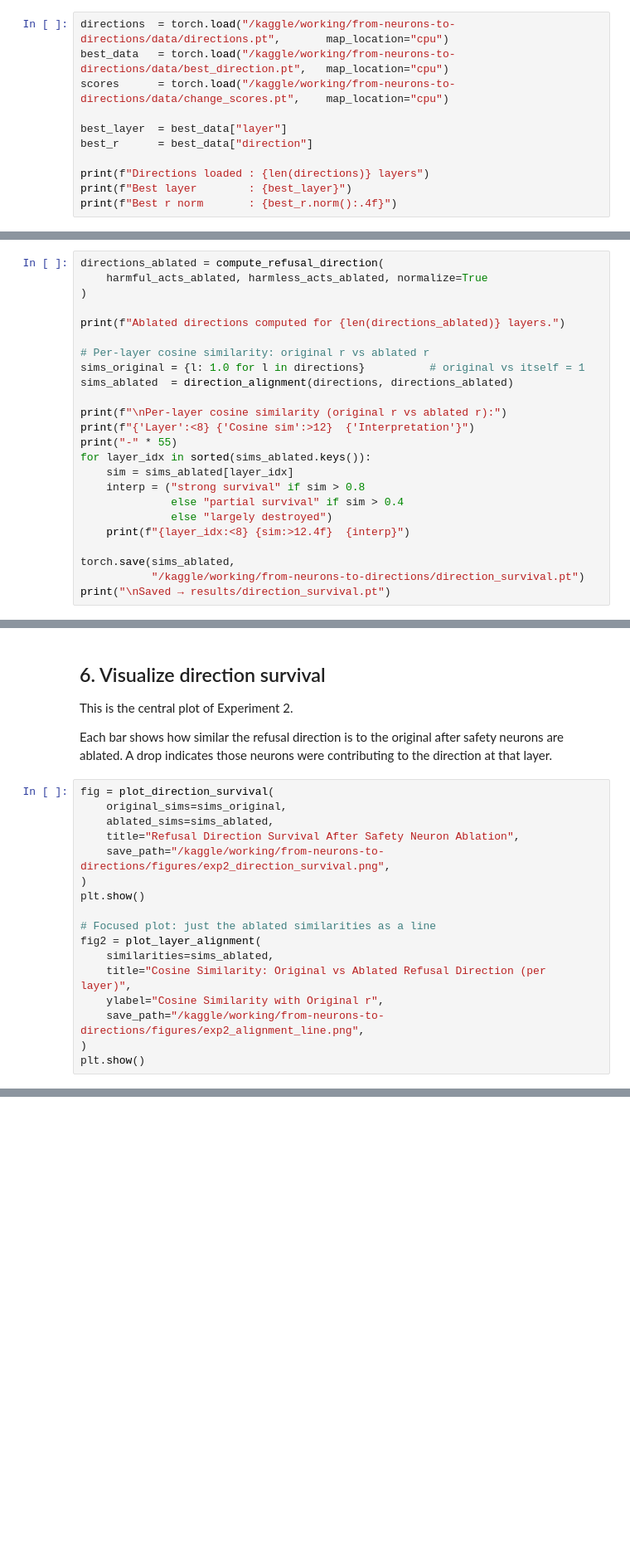
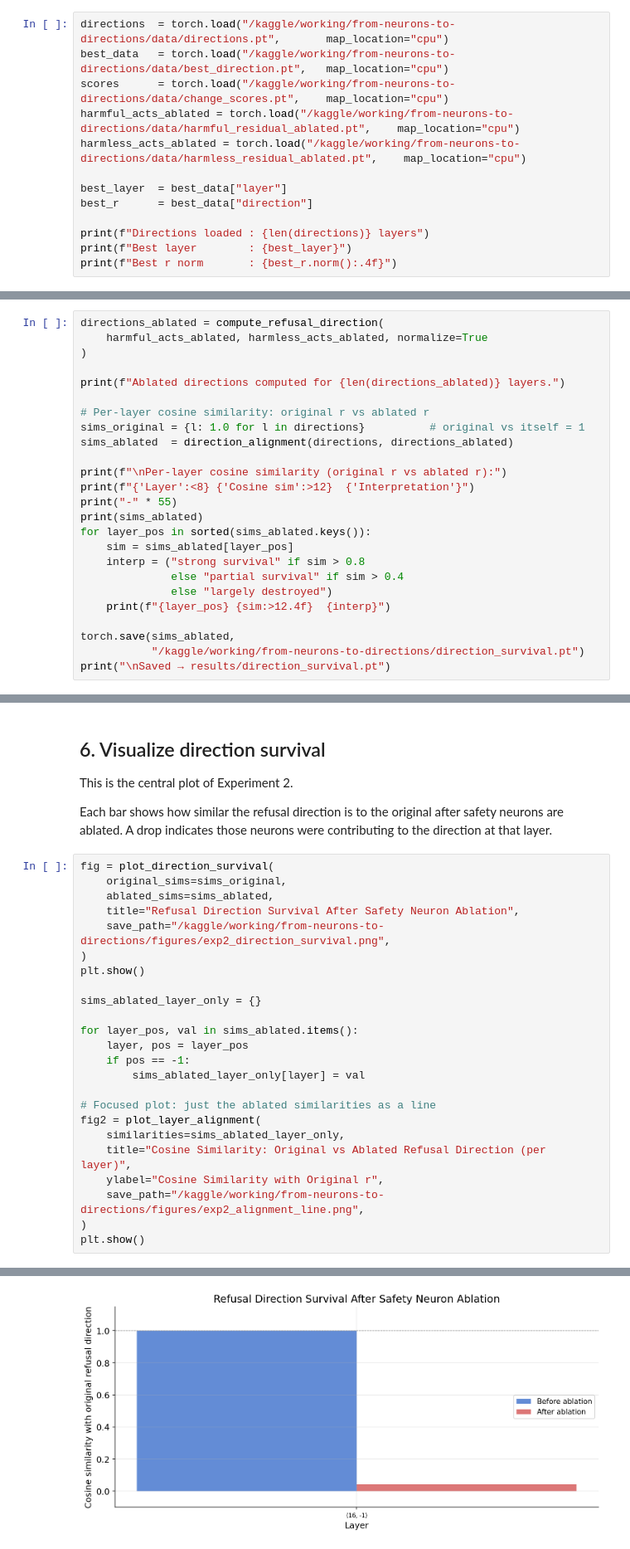
Before and after one commit to jefri021/from-neurons-to-directions, a Jupyter notebook: notebooks/04-exp2-section4to9.ipynb, the cells around one changed output, grey strips where cells are left out. Shown at 83% size. Drawn from its saved outputs; the diff is of its cells as text; blank space fills up the shorter version.

```diff
--- a/notebooks/04-exp2-section4to9.ipynb
+++ b/notebooks/04-exp2-section4to9.ipynb
@@ -53,6 +73,8 @@ print("Imports OK")
 directions  = torch.load("/kaggle/working/from-neurons-to-directions/data/directions.pt",       map_location="cpu")
 best_data   = torch.load("/kaggle/working/from-neurons-to-directions/data/best_direction.pt",   map_location="cpu")
 scores      = torch.load("/kaggle/working/from-neurons-to-directions/data/change_scores.pt",    map_location="cpu")
+harmful_acts_ablated = torch.load("/kaggle/working/from-neurons-to-directions/data/harmful_residual_ablated.pt",    map_location="cpu")
+harmless_acts_ablated = torch.load("/kaggle/working/from-neurons-to-directions/data/harmless_residual_ablated.pt",    map_location="cpu")
 
 best_layer  = best_data["layer"]
 best_r      = best_data["direction"]
@@ -162,12 +197,13 @@ sims_ablated  = direction_alignment(directions, directions_ablated)
 print(f"\nPer-layer cosine similarity (original r vs ablated r):")
 print(f"{'Layer':<8} {'Cosine sim':>12}  {'Interpretation'}")
 print("-" * 55)
-for layer_idx in sorted(sims_ablated.keys()):
-    sim = sims_ablated[layer_idx]
+print(sims_ablated)
+for layer_pos in sorted(sims_ablated.keys()):
+    sim = sims_ablated[layer_pos]
     interp = ("strong survival" if sim > 0.8
               else "partial survival" if sim > 0.4
               else "largely destroyed")
-    print(f"{layer_idx:<8} {sim:>12.4f}  {interp}")
+    print(f"{layer_pos} {sim:>12.4f}  {interp}")
 
 torch.save(sims_ablated,
            "/kaggle/working/from-neurons-to-directions/direction_survival.pt")
@@ -189,11 +236,19 @@ fig = plot_direction_survival(
 )
 plt.show()
 
+sims_ablated_layer_only = {}
+
+for layer_pos, val in sims_ablated.items():
+    layer, pos = layer_pos
+    if pos == -1:
+        sims_ablated_layer_only[layer] = val
+
 # Focused plot: just the ablated similarities as a line
 fig2 = plot_layer_alignment(
-    similarities=sims_ablated,
+    similarities=sims_ablated_layer_only,
     title="Cosine Similarity: Original vs Ablated Refusal Direction (per layer)",
     ylabel="Cosine Similarity with Original r",
     save_path="/kaggle/working/from-neurons-to-directions/figures/exp2_alignment_line.png",
 )
 plt.show()
+# %% [output]
@@ -199,0 +256 @@ plt.show()
+[figure, added]
```
Also changed, not shown: parts of 10 cells of this notebook, 5 other files.
